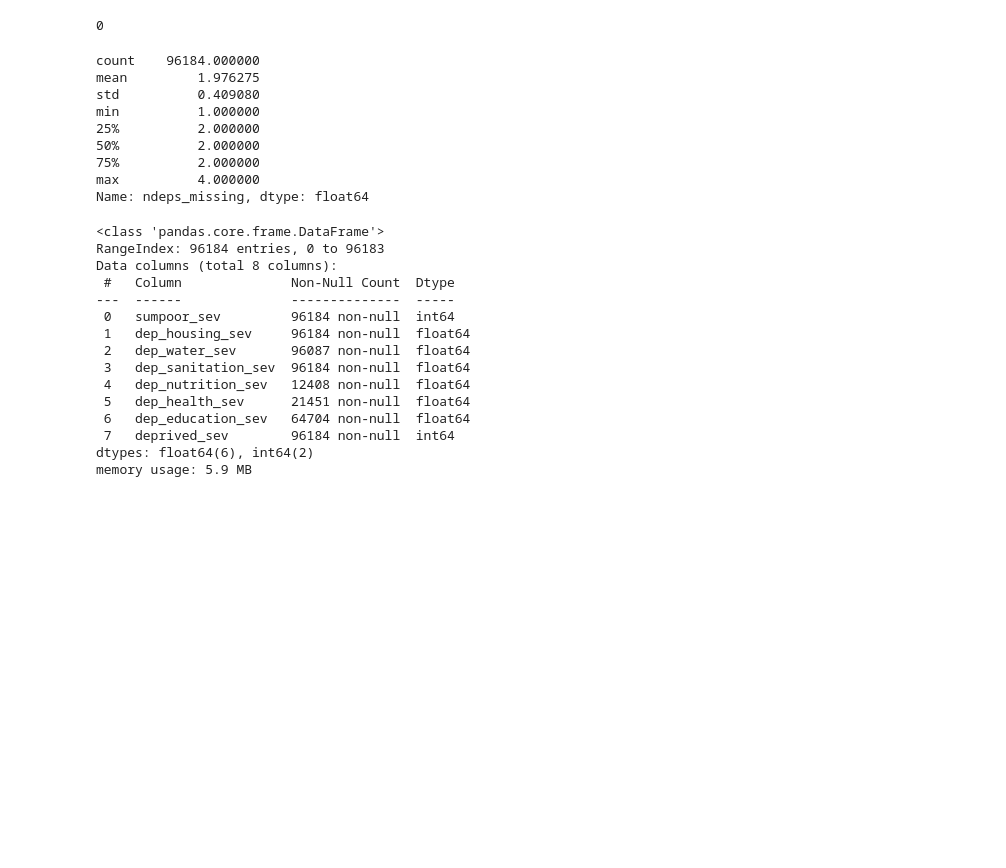
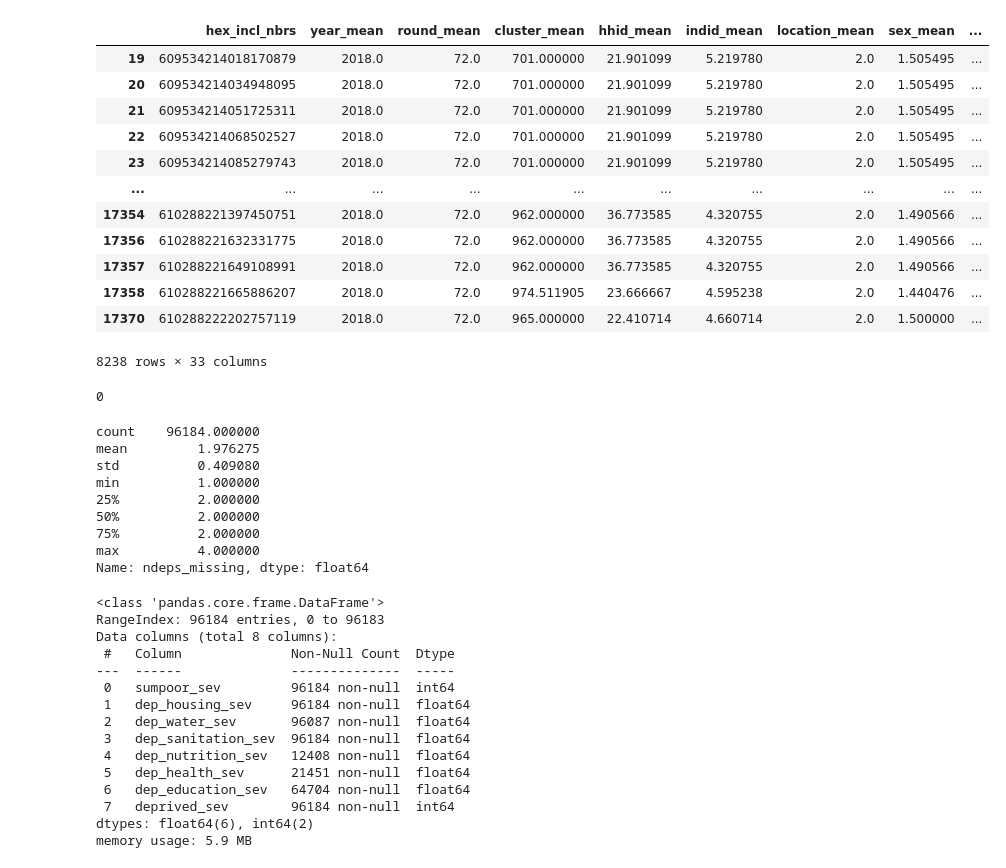
Before and after one commit to DSSGxUK/s22_savethechildren, a Jupyter notebook: notebooks/data_cleaning_v2.ipynb, the cells around one changed output. Cells and saved outputs as stored; diff of their text form; code cells hidden in the pictures; blank space fills up the shorter version.

```diff
--- a/notebooks/data_cleaning_v2.ipynb
+++ b/notebooks/data_cleaning_v2.ipynb
@@ -24 +101,18 @@ full_nga_data = pd.read_csv("/Users/johnf/Downloads/raw_low_res_dssg/dhs/clean_n
+# %%
+new_df = pd.read_csv(base_dir / "nga_clean_expanded.csv")
+new_df[new_df['nutrition_count']>=10]
+# %% [output]
+|  | hex_incl_nbrs | year_mean | round_mean | cluster_mean | hhid_mean | indid_mean | location_mean | sex_mean | ... |
+| 19 | 609534214018170879 | 2018.0 | 72.0 | 701.000000 | 21.901099 | 5.219780 | 2.0 | 1.505495 | ... |
+| 20 | 609534214034948095 | 2018.0 | 72.0 | 701.000000 | 21.901099 | 5.219780 | 2.0 | 1.505495 | ... |
+| 21 | 609534214051725311 | 2018.0 | 72.0 | 701.000000 | 21.901099 | 5.219780 | 2.0 | 1.505495 | ... |
+| 22 | 609534214068502527 | 2018.0 | 72.0 | 701.000000 | 21.901099 | 5.219780 | 2.0 | 1.505495 | ... |
+| 23 | 609534214085279743 | 2018.0 | 72.0 | 701.000000 | 21.901099 | 5.219780 | 2.0 | 1.505495 | ... |
+| ... | ... | ... | ... | ... | ... | ... | ... | ... | ... |
+| 17354 | 610288221397450751 | 2018.0 | 72.0 | 962.000000 | 36.773585 | 4.320755 | 2.0 | 1.490566 | ... |
+| 17356 | 610288221632331775 | 2018.0 | 72.0 | 962.000000 | 36.773585 | 4.320755 | 2.0 | 1.490566 | ... |
+| 17357 | 610288221649108991 | 2018.0 | 72.0 | 962.000000 | 36.773585 | 4.320755 | 2.0 | 1.490566 | ... |
+| 17358 | 610288221665886207 | 2018.0 | 72.0 | 974.511905 | 23.666667 | 4.595238 | 2.0 | 1.440476 | ... |
+| 17370 | 610288222202757119 | 2018.0 | 72.0 | 965.000000 | 22.410714 | 4.660714 | 2.0 | 1.500000 | ... |
+8238 rows × 33 columns
 # %%
```
Also changed, not shown: parts of 34 cells of this notebook, 3 other files.
